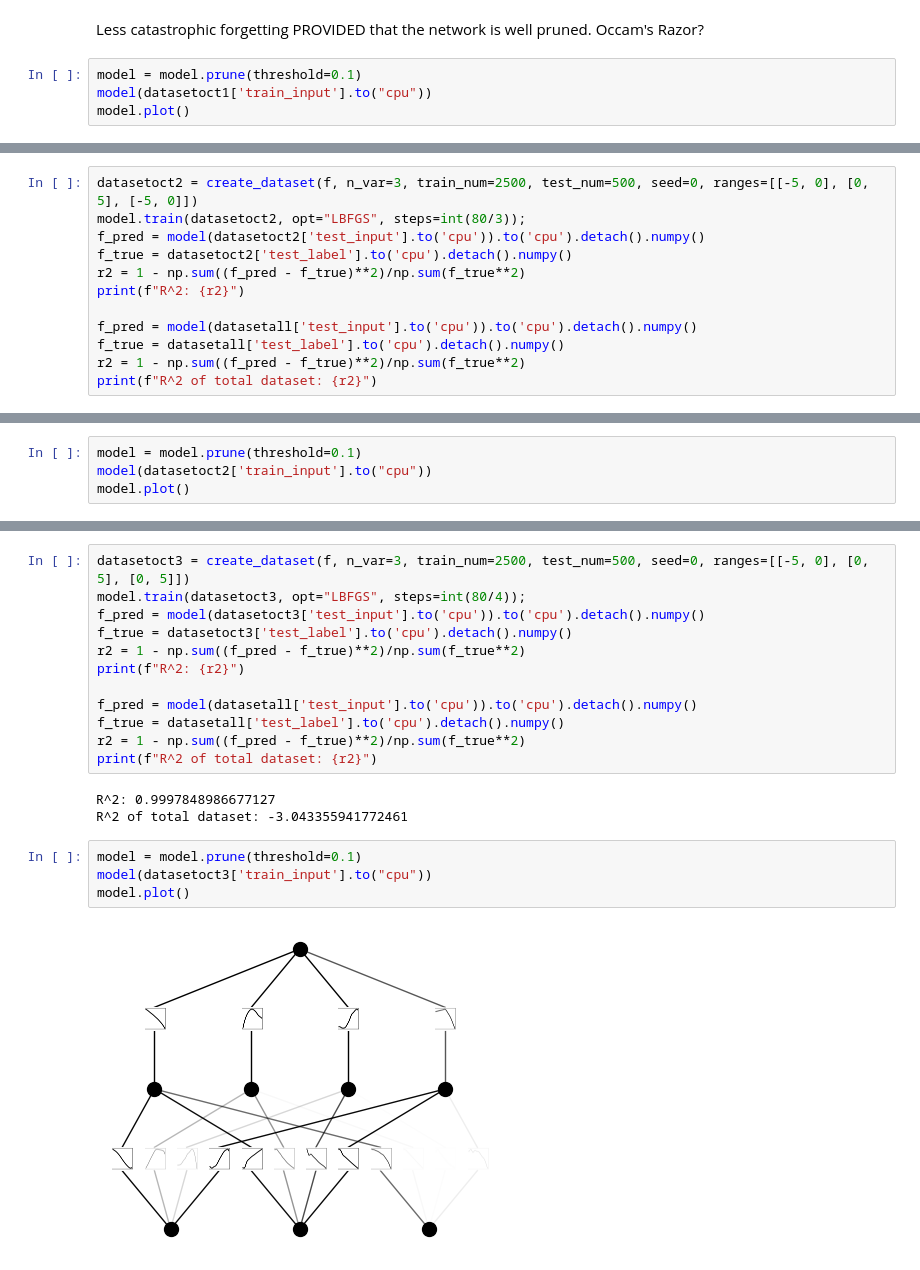
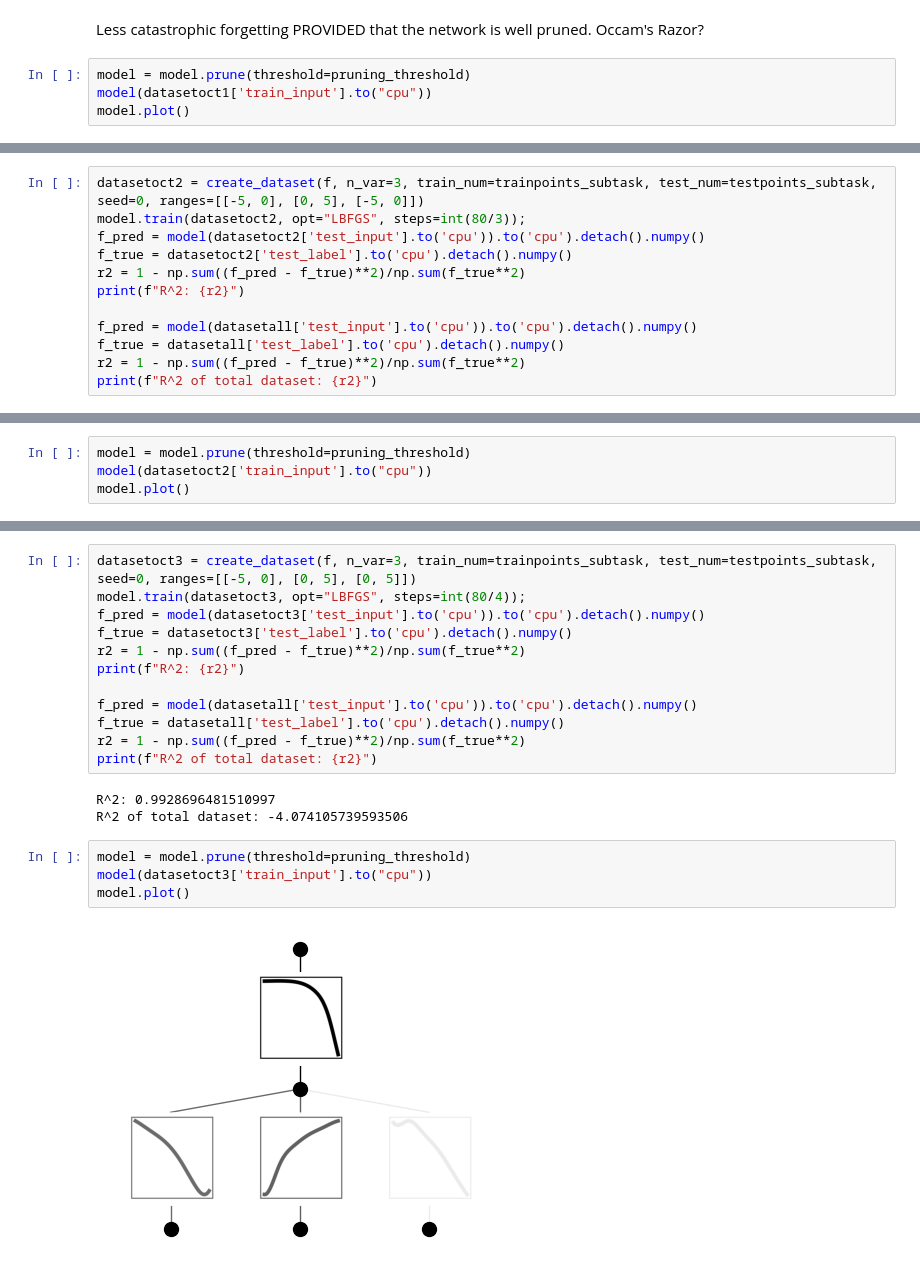
Before and after one commit to KindXiaoming/pykan, a Jupyter notebook: tutorials/continual_learning_structural.ipynb, the cells around one changed output, grey strips where cells are left out. Cells and saved outputs as stored; diff of their text form.

```diff
--- a/tutorials/continual_learning_structural.ipynb
+++ b/tutorials/continual_learning_structural.ipynb
@@ -92,7 +104,7 @@ R^2 of total dataset: 0.08780598640441895
 # %% [markdown]
 Less catastrophic forgetting PROVIDED that the network is well pruned. Occam's Razor?
 # %%
-model = model.prune(threshold=0.1)
+model = model.prune(threshold=pruning_threshold)
 model(datasetoct1['train_input'].to("cpu"))
 model.plot()
 # %% [output]
@@ -100,5 +112,5 @@ model.plot()
 # %%
-datasetoct2 = create_dataset(f, n_var=3, train_num=2500, test_num=500, seed=0, ranges=[[-5, 0], [0, 5], [-5, 0]])
+datasetoct2 = create_dataset(f, n_var=3, train_num=trainpoints_subtask, test_num=testpoints_subtask, seed=0, ranges=[[-5, 0], [0, 5], [-5, 0]])
 model.train(datasetoct2, opt="LBFGS", steps=int(80/3));
 f_pred = model(datasetoct2['test_input'].to('cpu')).to('cpu').detach().numpy()
 f_true = datasetoct2['test_label'].to('cpu').detach().numpy()
@@ -115,5 +127,5 @@ R^2 of total dataset: -2.429469585418701
 # %%
-model = model.prune(threshold=0.1)
+model = model.prune(threshold=pruning_threshold)
 model(datasetoct2['train_input'].to("cpu"))
 model.plot()
 # %% [output]
@@ -121,5 +133,5 @@ model.plot()
 # %%
-datasetoct3 = create_dataset(f, n_var=3, train_num=2500, test_num=500, seed=0, ranges=[[-5, 0], [0, 5], [0, 5]])
+datasetoct3 = create_dataset(f, n_var=3, train_num=trainpoints_subtask, test_num=testpoints_subtask, seed=0, ranges=[[-5, 0], [0, 5], [0, 5]])
 model.train(datasetoct3, opt="LBFGS", steps=int(80/4));
 f_pred = model(datasetoct3['test_input'].to('cpu')).to('cpu').detach().numpy()
 f_true = datasetoct3['test_label'].to('cpu').detach().numpy()
@@ -131,12 +143,12 @@ f_true = datasetall['test_label'].to('cpu').detach().numpy()
 r2 = 1 - np.sum((f_pred - f_true)**2)/np.sum(f_true**2)
 print(f"R^2 of total dataset: {r2}")
 # %% [output]
-R^2: 0.9997848986677127
-R^2 of total dataset: -3.043355941772461
+R^2: 0.9928696481510997
+R^2 of total dataset: -4.074105739593506
 # %%
-model = model.prune(threshold=0.1)
+model = model.prune(threshold=pruning_threshold)
 model(datasetoct3['train_input'].to("cpu"))
 model.plot()
 # %% [output]
-[figure, old version]
+[figure, new version]
 # %%
```
Also changed, not shown: parts of 15 cells of this notebook.
